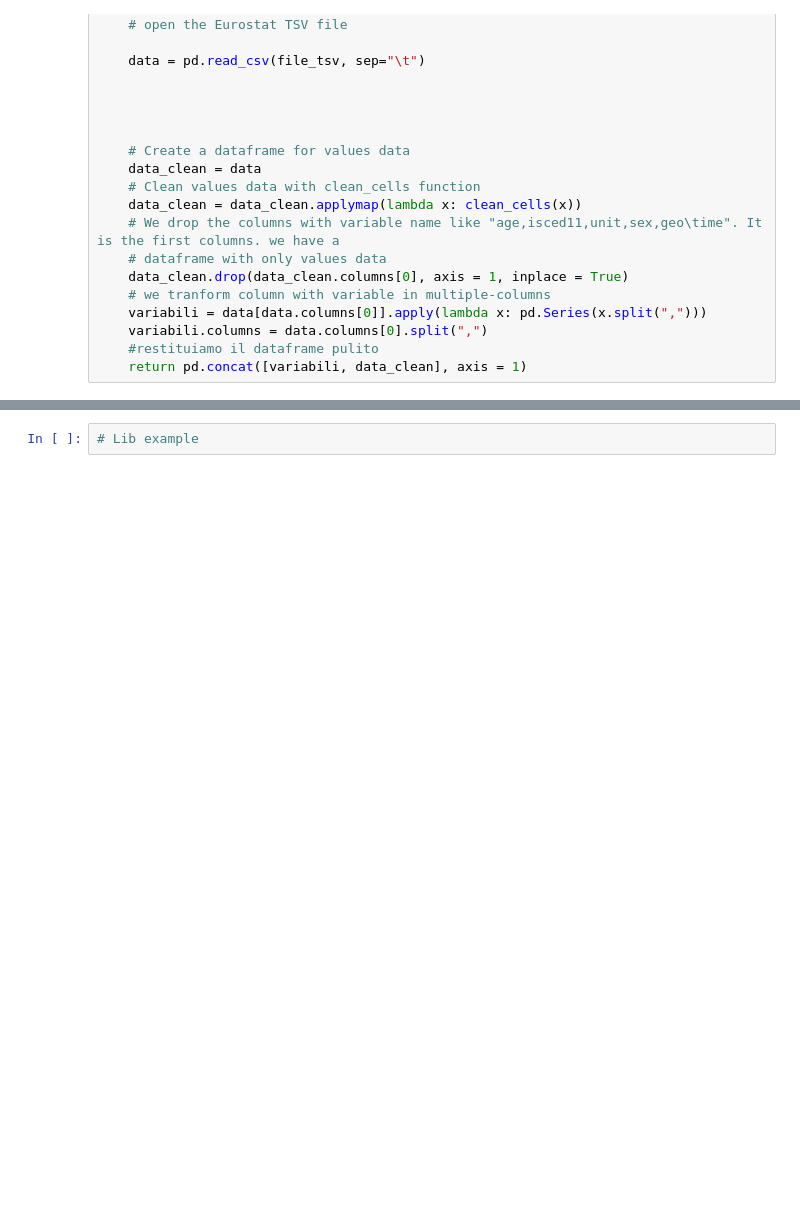
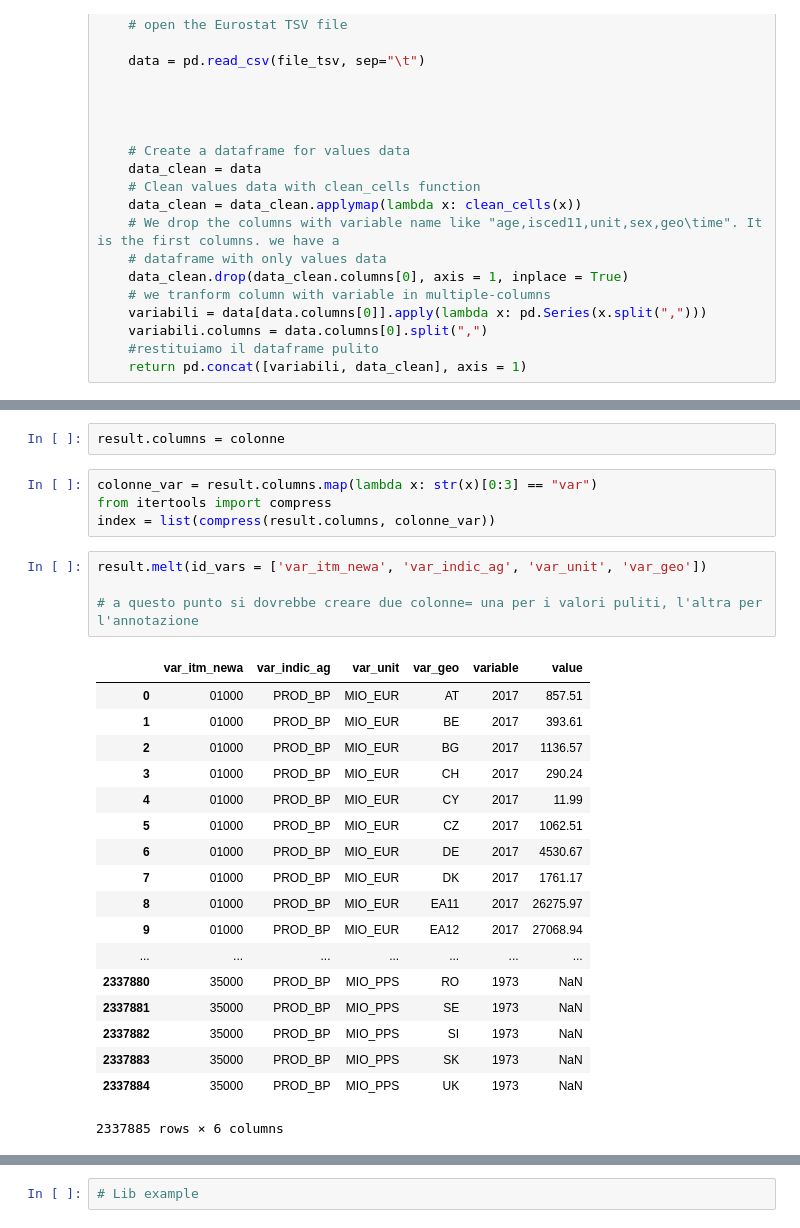
Before and after one commit to scarsellifi/tsv_to_pandas, a Jupyter notebook: tsv_to_pandas.ipynb, the cells around one changed output, grey strips where cells are left out. Cells and saved outputs as stored; diff of their text form; blank space fills up the shorter version.

```diff
--- a/tsv_to_pandas.ipynb
+++ b/tsv_to_pandas.ipynb
@@ -68,0 +120,29 @@ result
+# %%
+result.columns = colonne
+# %%
+colonne_var = result.columns.map(lambda x: str(x)[0:3] == "var")
+from itertools import compress
+index = list(compress(result.columns, colonne_var))
+# %%
+result.melt(id_vars = ['var_itm_newa', 'var_indic_ag', 'var_unit', 'var_geo'])
+
+# a questo punto si dovrebbe creare due colonne= una per i valori puliti, l'altra per l'annotazione
+# %% [output]
+|  | var_itm_newa | var_indic_ag | var_unit | var_geo | variable | value |
+| 0 | 01000 | PROD_BP | MIO_EUR | AT | 2017 | 857.51 |
+| 1 | 01000 | PROD_BP | MIO_EUR | BE | 2017 | 393.61 |
+| 2 | 01000 | PROD_BP | MIO_EUR | BG | 2017 | 1136.57 |
+| 3 | 01000 | PROD_BP | MIO_EUR | CH | 2017 | 290.24 |
+| 4 | 01000 | PROD_BP | MIO_EUR | CY | 2017 | 11.99 |
+| 5 | 01000 | PROD_BP | MIO_EUR | CZ | 2017 | 1062.51 |
+| 6 | 01000 | PROD_BP | MIO_EUR | DE | 2017 | 4530.67 |
+| 7 | 01000 | PROD_BP | MIO_EUR | DK | 2017 | 1761.17 |
+| 8 | 01000 | PROD_BP | MIO_EUR | EA11 | 2017 | 26275.97 |
+| 9 | 01000 | PROD_BP | MIO_EUR | EA12 | 2017 | 27068.94 |
+| ... | ... | ... | ... | ... | ... | ... |
+| 2337880 | 35000 | PROD_BP | MIO_PPS | RO | 1973 | NaN |
+| 2337881 | 35000 | PROD_BP | MIO_PPS | SE | 1973 | NaN |
+| 2337882 | 35000 | PROD_BP | MIO_PPS | SI | 1973 | NaN |
+| 2337883 | 35000 | PROD_BP | MIO_PPS | SK | 1973 | NaN |
+| 2337884 | 35000 | PROD_BP | MIO_PPS | UK | 1973 | NaN |
+2337885 rows × 6 columns
```
Also changed, not shown: parts of 5 cells of this notebook.
